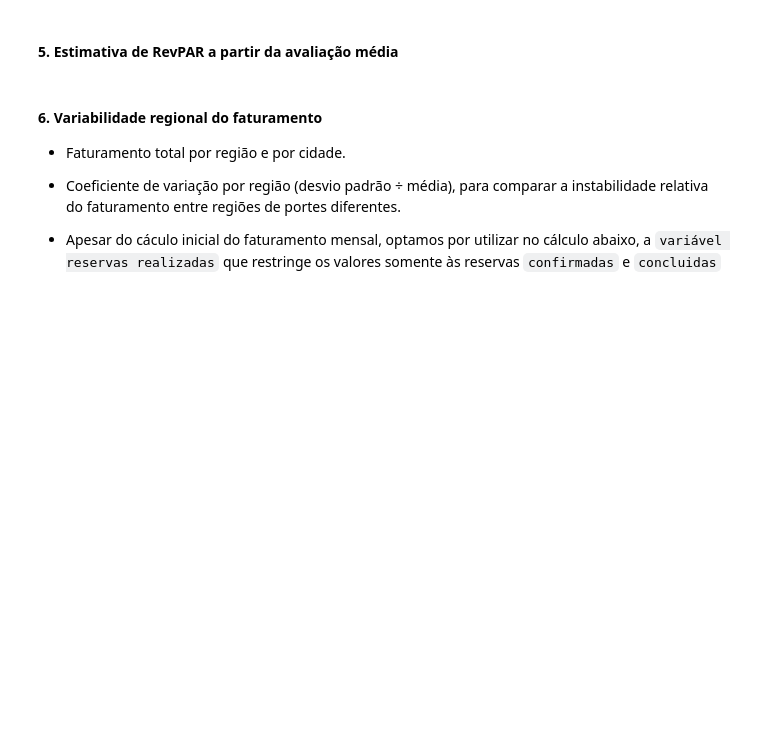
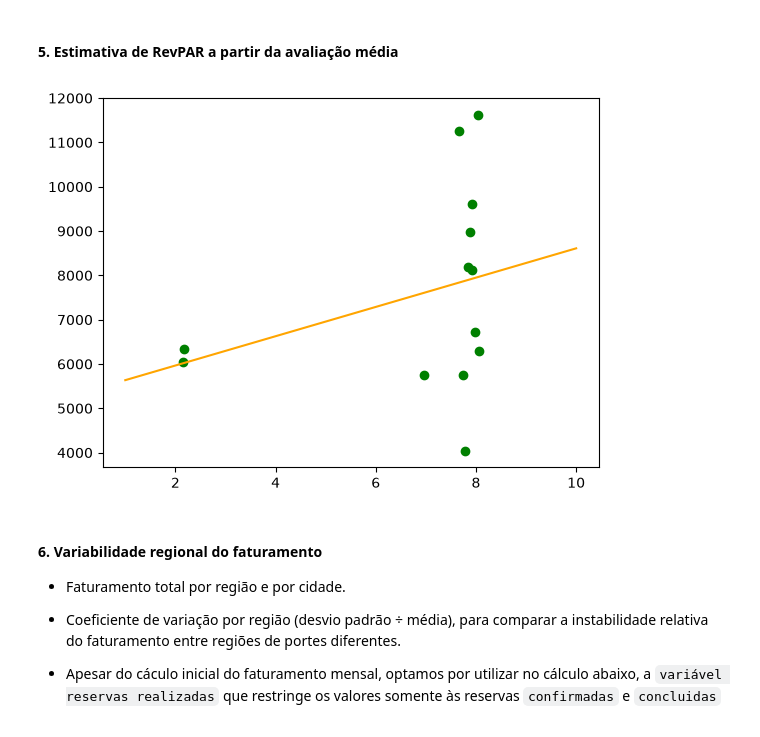
Before and after one commit to Douglas-H91/pipeline-integrada_senac_rj, a Jupyter notebook: tratamento_completo.ipynb, the cells around one changed output. Drawn from its saved outputs; the diff is of its cells as text; code cells hidden in the pictures; blank space fills up the shorter version.

Commit message:
insere gráfico de regressão linear

```diff
--- a/tratamento_completo.ipynb
+++ b/tratamento_completo.ipynb
@@ -1699,6 +1701,21 @@ NaraHoteis Nova Iguaçu Park      7.92
 Name: avaliacao_hospede, dtype: float64
 # %% [markdown]
 #### 5. Estimativa de RevPAR a partir da avaliação média
+# %%
+X = df_estatistica[['avaliacao']]
+y = df_estatistica['revpar']
+
+modelo = LinearRegression()
+modelo.fit(X, y)
+
+X_ext = pd.DataFrame({'avaliacao': [1, 2, 3, 4, 5, 6, 7, 8, 9, 10]})
+y_pred = modelo.predict(X_ext)
+
+plt.scatter(df_estatistica['avaliacao'], df_estatistica['revpar'],  color='green', label='Reais')
+plt.plot(X_ext, y_pred,  color='orange', label='Regressão')
+plt.show()
+# %% [output]
+[figure, added]
 # %% [markdown]
 #### 6. Variabilidade regional do faturamento
 
```
Also changed, not shown: parts of 9 cells of this notebook.
